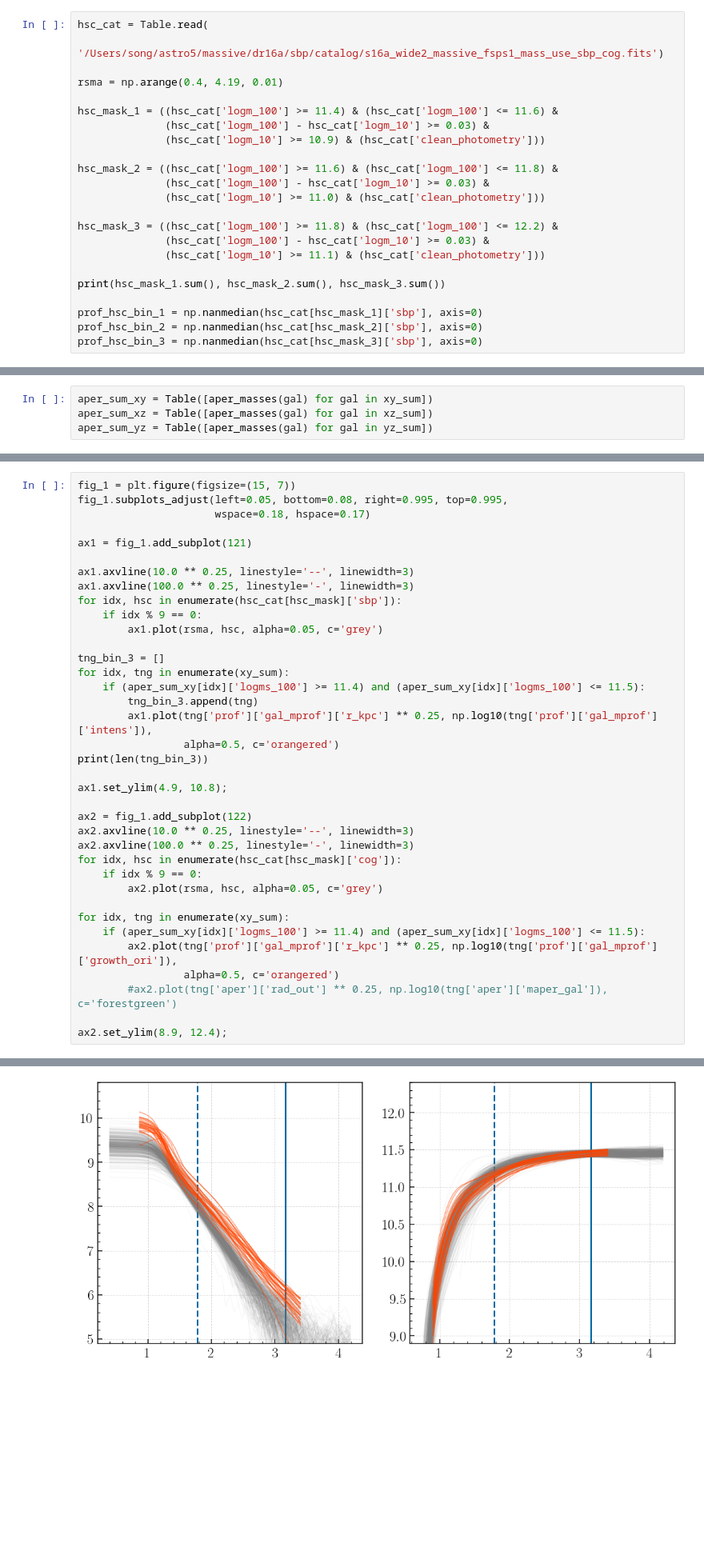
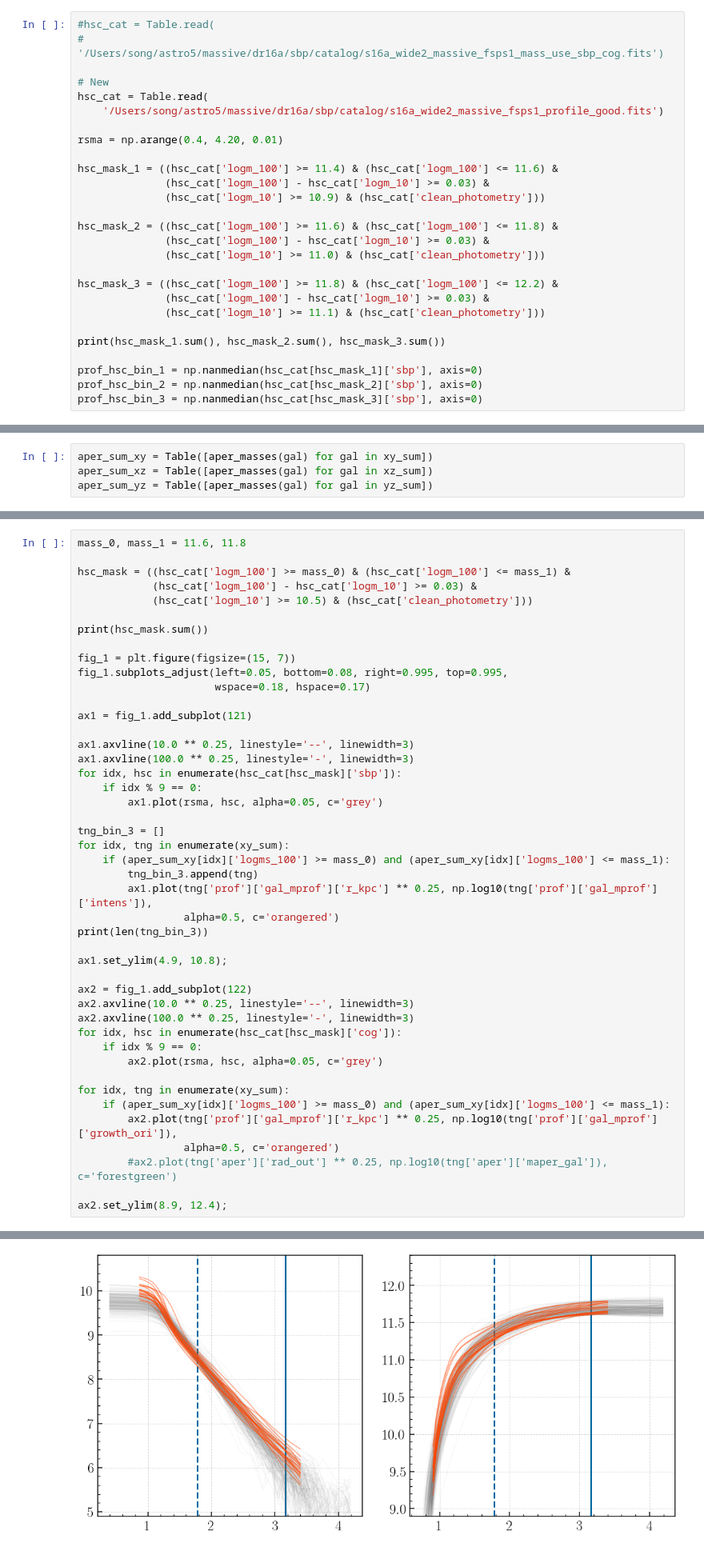
Before and after one commit to dr-guangtou/riker, a Jupyter notebook: demo/comparison_with_hsc.ipynb, the cells around one changed output, grey strips where cells are left out. Shown: that part at 80% size. Cells and saved outputs as stored; diff of their text form; blank space fills up the shorter version.

Commit message:
Small update of the plotting function

```diff
--- a/demo/comparison_with_hsc.ipynb
+++ b/demo/comparison_with_hsc.ipynb
@@ -69,8 +113,12 @@ def aper_masses(gal):
 # %%
+#hsc_cat = Table.read(
+#    '/Users/song/astro5/massive/dr16a/sbp/catalog/s16a_wide2_massive_fsps1_mass_use_sbp_cog.fits')
+
+# New
 hsc_cat = Table.read(
-    '/Users/song/astro5/massive/dr16a/sbp/catalog/s16a_wide2_massive_fsps1_mass_use_sbp_cog.fits')
+    '/Users/song/astro5/massive/dr16a/sbp/catalog/s16a_wide2_massive_fsps1_profile_good.fits')
 
-rsma = np.arange(0.4, 4.19, 0.01)
+rsma = np.arange(0.4, 4.20, 0.01)
 
 hsc_mask_1 = ((hsc_cat['logm_100'] >= 11.4) & (hsc_cat['logm_100'] <= 11.6) &
               (hsc_cat['logm_100'] - hsc_cat['logm_10'] >= 0.03) &
@@ -120,4 +160,12 @@ print(hsc_mask.sum())
 # %%
+mass_0, mass_1 = 11.6, 11.8
+
+hsc_mask = ((hsc_cat['logm_100'] >= mass_0) & (hsc_cat['logm_100'] <= mass_1) &
+            (hsc_cat['logm_100'] - hsc_cat['logm_10'] >= 0.03) &
+            (hsc_cat['logm_10'] >= 10.5) & (hsc_cat['clean_photometry']))
+
+print(hsc_mask.sum())
+
 fig_1 = plt.figure(figsize=(15, 7))
 fig_1.subplots_adjust(left=0.05, bottom=0.08, right=0.995, top=0.995,
                       wspace=0.18, hspace=0.17)
@@ -132,7 +180,7 @@ for idx, hsc in enumerate(hsc_cat[hsc_mask]['sbp']):
 
 tng_bin_3 = []
 for idx, tng in enumerate(xy_sum):
-    if (aper_sum_xy[idx]['logms_100'] >= 11.4) and (aper_sum_xy[idx]['logms_100'] <= 11.5):
+    if (aper_sum_xy[idx]['logms_100'] >= mass_0) and (aper_sum_xy[idx]['logms_100'] <= mass_1):
         tng_bin_3.append(tng)
         ax1.plot(tng['prof']['gal_mprof']['r_kpc'] ** 0.25, np.log10(tng['prof']['gal_mprof']['intens']),
                  alpha=0.5, c='orangered')
@@ -148,7 +196,7 @@ for idx, hsc in enumerate(hsc_cat[hsc_mask]['cog']):
         ax2.plot(rsma, hsc, alpha=0.05, c='grey')
 
 for idx, tng in enumerate(xy_sum):
-    if (aper_sum_xy[idx]['logms_100'] >= 11.4) and (aper_sum_xy[idx]['logms_100'] <= 11.5):
+    if (aper_sum_xy[idx]['logms_100'] >= mass_0) and (aper_sum_xy[idx]['logms_100'] <= mass_1):
         ax2.plot(tng['prof']['gal_mprof']['r_kpc'] ** 0.25, np.log10(tng['prof']['gal_mprof']['growth_ori']),
                  alpha=0.5, c='orangered')
         #ax2.plot(tng['aper']['rad_out'] ** 0.25, np.log10(tng['aper']['maper_gal']), c='forestgreen')
@@ -159 +208 @@ ax2.set_ylim(8.9, 12.4);
-[figure, old version]
+[figure, new version]
```
Also changed, not shown: parts of 14 cells of this notebook.
